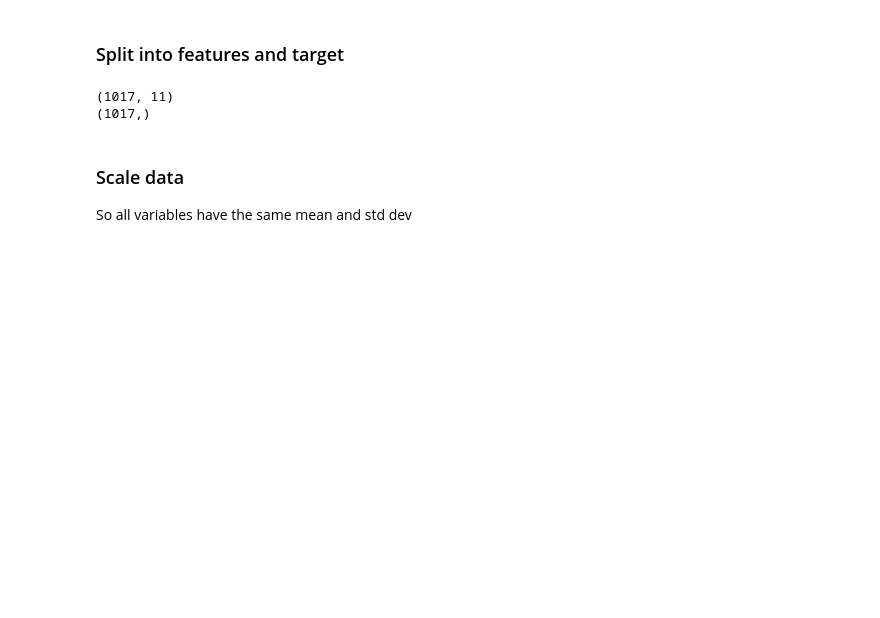
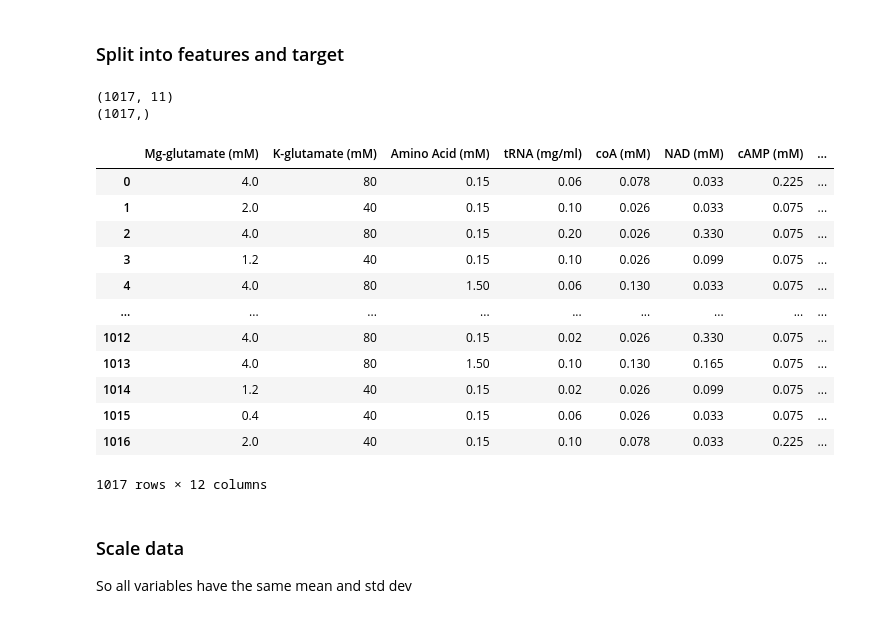
Before and after one commit to ryanquinnnelson/CMU-02750-Active-Learning-Guided-Protein-Production-Optimization, a Jupyter notebook: HW4_q2_accuracy_ryann.ipynb, the cells around one changed output. Saved outputs shown, nothing was run; the diff lists cells and outputs as text; code cells hidden in the pictures; blank space fills up the shorter version.

```diff
--- a/HW4_q2_accuracy_ryann.ipynb
+++ b/HW4_q2_accuracy_ryann.ipynb
@@ -112,6 +112,22 @@ print(y_pool.shape)
 # %% [output]
 (1017, 11)
 (1017,)
+# %%
+data
+# %% [output]
+|  | Mg-glutamate (mM) | K-glutamate (mM) | Amino Acid (mM) | tRNA (mg/ml) | coA (mM) | NAD (mM) | cAMP (mM) | ... |
+| 0 | 4.0 | 80 | 0.15 | 0.06 | 0.078 | 0.033 | 0.225 | ... |
+| 1 | 2.0 | 40 | 0.15 | 0.10 | 0.026 | 0.033 | 0.075 | ... |
+| 2 | 4.0 | 80 | 0.15 | 0.20 | 0.026 | 0.330 | 0.075 | ... |
+| 3 | 1.2 | 40 | 0.15 | 0.10 | 0.026 | 0.099 | 0.075 | ... |
+| 4 | 4.0 | 80 | 1.50 | 0.06 | 0.130 | 0.033 | 0.075 | ... |
+| ... | ... | ... | ... | ... | ... | ... | ... | ... |
+| 1012 | 4.0 | 80 | 0.15 | 0.02 | 0.026 | 0.330 | 0.075 | ... |
+| 1013 | 4.0 | 80 | 1.50 | 0.10 | 0.130 | 0.165 | 0.075 | ... |
+| 1014 | 1.2 | 40 | 0.15 | 0.02 | 0.026 | 0.099 | 0.075 | ... |
+| 1015 | 0.4 | 40 | 0.15 | 0.06 | 0.026 | 0.033 | 0.075 | ... |
+| 1016 | 2.0 | 40 | 0.15 | 0.10 | 0.078 | 0.033 | 0.225 | ... |
+1017 rows × 12 columns
 # %% [markdown]
 ### Scale data
 So all variables have the same mean and std dev
```
Also changed, not shown: 1 other file.
